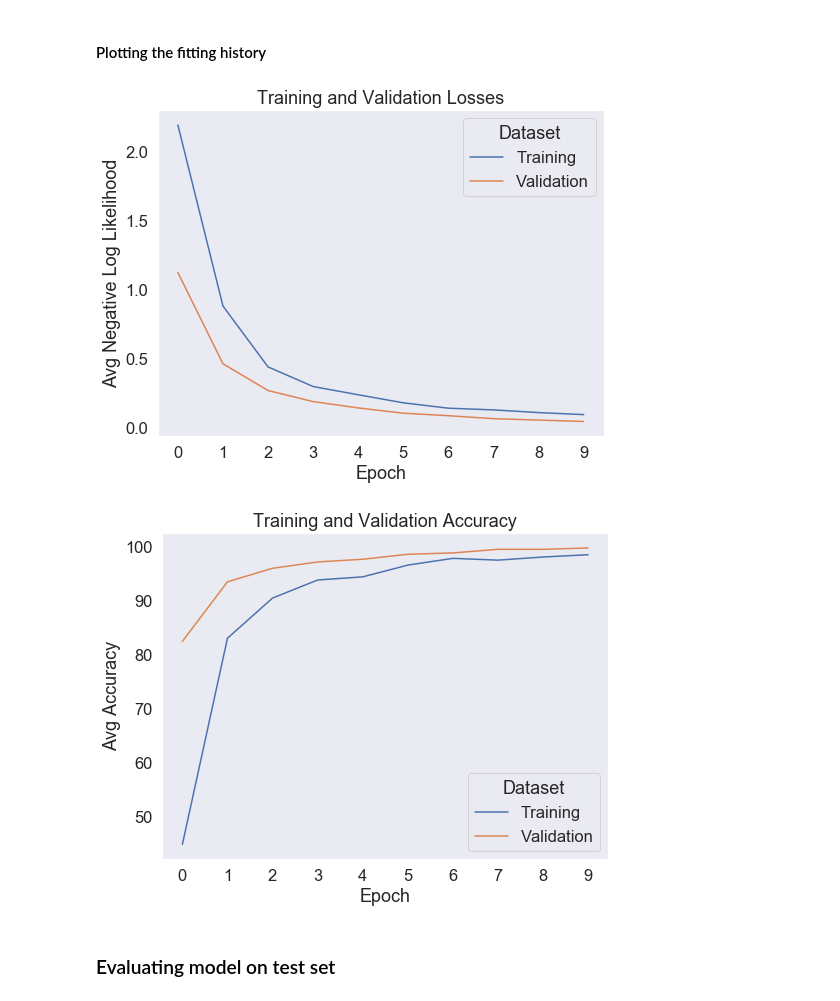
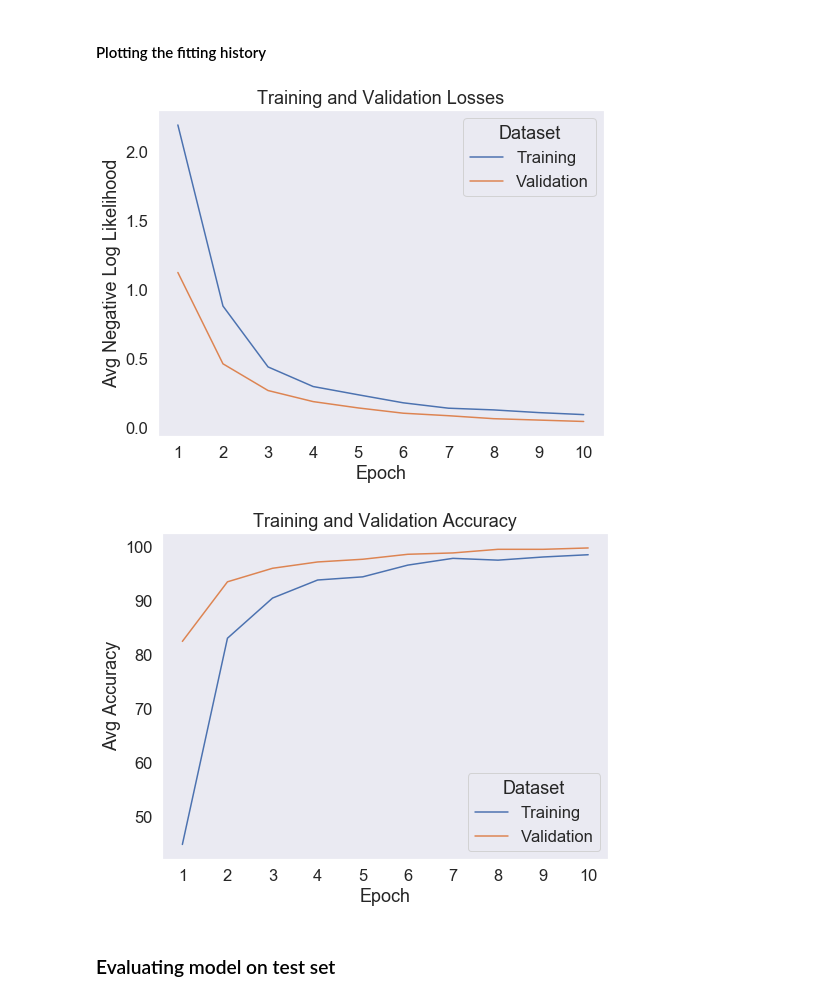
Before and after one commit to henrhoi/image-classification, a Jupyter notebook: GradProject_NB4.ipynb, the cells around one changed output. Drawn from its saved outputs; the diff is of its cells as text; code cells hidden in the pictures.

```diff
--- a/GradProject_NB4.ipynb
+++ b/GradProject_NB4.ipynb
@@ -178,6 +189,7 @@ class ConvNet(nn.Module):
                      'train_acc',
                      'valid_acc'])
 
+        history.index += 1
         return history
 
     def predict(self, images):
@@ -205,7 +217,7 @@ class ConvNet(nn.Module):
 
     def get_embedding(self, image):
         """
-        Returns the feature matrix from last layer
+        Returns the feature matrix from last average pooling layer
         """
         self.model.eval()
 
@@ -232,6 +244,31 @@ class ConvNet(nn.Module):
         hook.remove()
         return embedding.numpy()
 
+    def get_activation_map(self, image):
+        """
+        Returns the activation map from last convolutional layer
+        """
+        self.model.eval()
+
+        # Create image tensor
+        img_tensor = self.transform(Image.fromarray(image))
+        img_tensor = torch.unsqueeze(img_tensor, 0)
+
+        # Hook for feature map
+        activation = {}
+        def get_activation(m, i, o):
+            activation['conv1'] = o.detach()
+
+        # Attach that copy function to last pooling layer
+        hook = self.model.conv1.register_forward_hook(get_activation)
+
+        # Evaluate image
+        self.model(img_tensor)
+
+        # Detach hook for copy function
+        hook.remove()
+        return activation
+
     def save(self, path="resnet18.pth"):
         """
         Saving model to memory
@@ -366,16 +403,16 @@ resnet.save()
 # %%
 plt.figure(figsize=(8, 6))
 
 sns.lineplot(data = history['train_loss'], label='Training')
 sns.lineplot(data = history['valid_loss'], label='Validation')
 
 plt.legend(title="Dataset")
 plt.xlabel('Epoch')
-plt.xticks([i for i in range(len(history))])
+plt.xticks([i + 1 for i in range(len(history))])
 plt.ylabel('Avg Negative Log Likelihood')
 plt.title('Training and Validation Losses');
 # %% [output]
-[figure, old version]
+[figure, new version]
 # %%
 plt.figure(figsize=(8, 6))
 
@@ -385,10 +422,10 @@ ax = sns.lineplot(data = history['valid_acc'] * 100, label='Validation')
 plt.legend(title="Dataset")
 plt.xlabel('Epoch')
 plt.ylabel('Avg Accuracy')
-plt.xticks([i for i in range(len(history))])
+plt.xticks([i + 1 for i in range(len(history))])
 plt.title('Training and Validation Accuracy');
 # %% [output]
-[figure, old version]
+[figure, new version]
 # %% [markdown]
 ### Evaluating model on test set
 # %%
```
Also changed, not shown: parts of 12 cells of this notebook, 1 other file.
